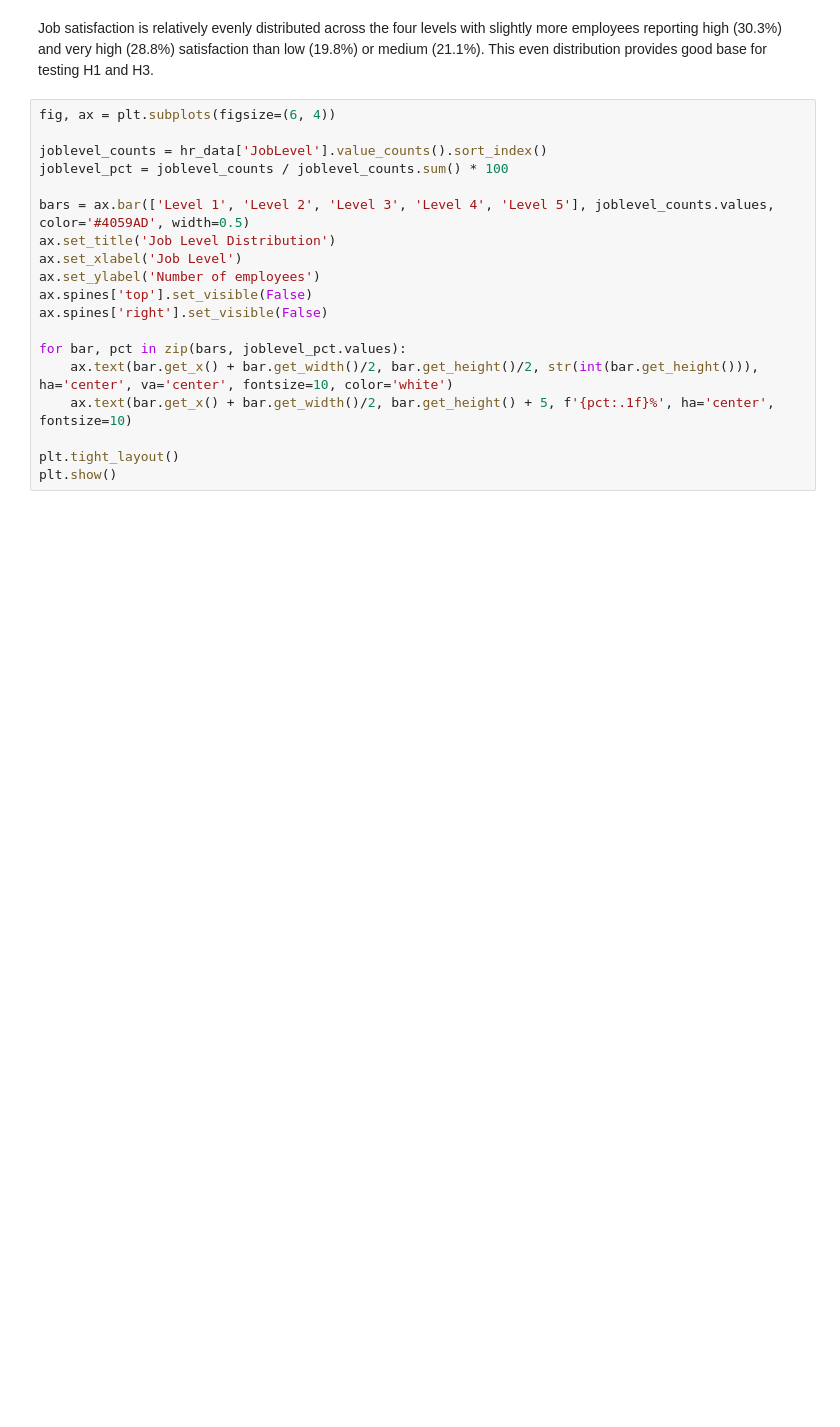
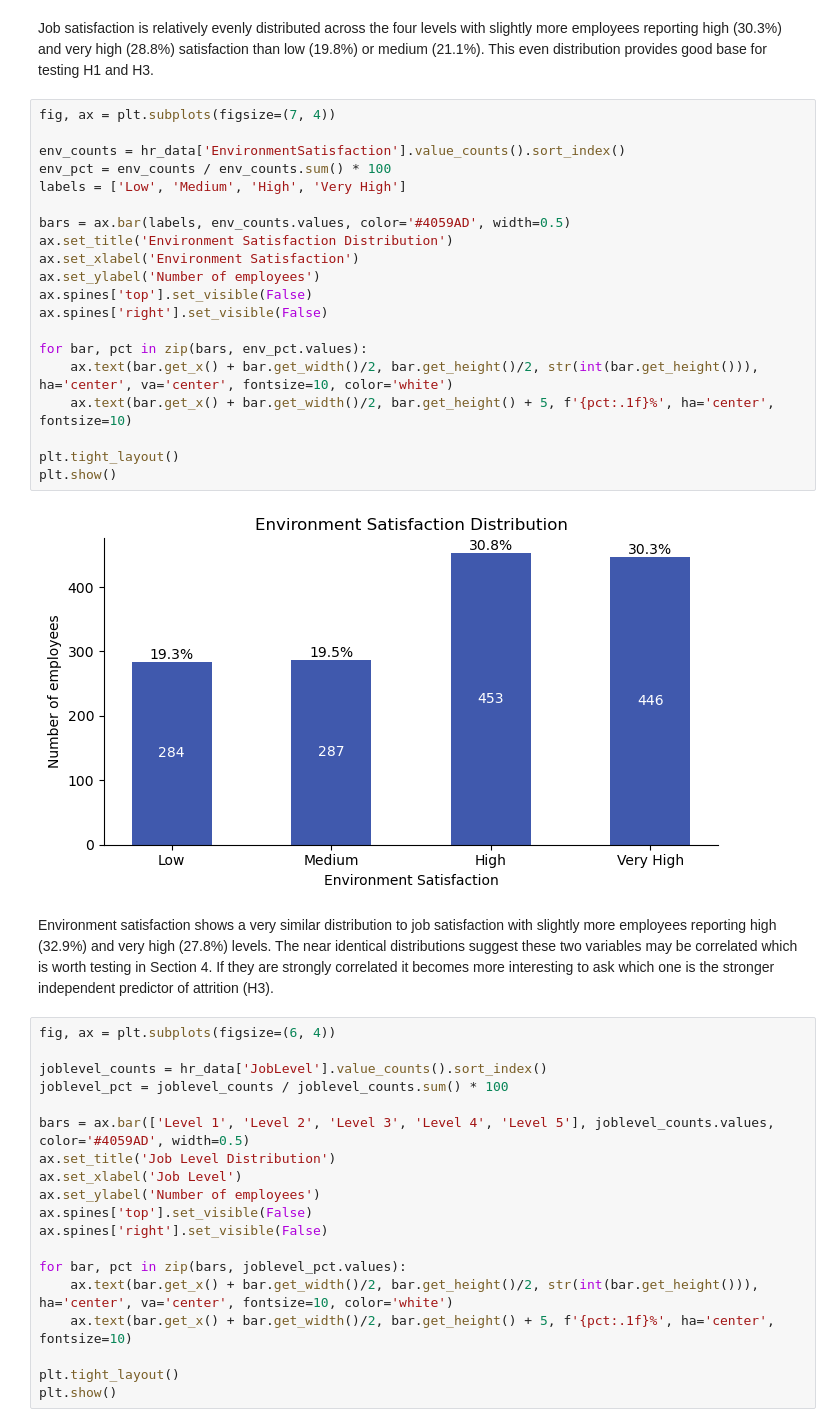
Before and after one commit to amanova1/why-employees-leave, a Jupyter notebook: why_employees_leave.ipynb, the cells around one changed output. Cells and saved outputs as stored; diff of their text form; blank space fills up the shorter version.

```diff
--- a/why_employees_leave.ipynb
+++ b/why_employees_leave.ipynb
@@ -515,6 +517,31 @@ plt.show()
 [figure]
 # %% [markdown]
 Job satisfaction is relatively evenly distributed across the four levels with slightly more employees reporting high (30.3%) and very high (28.8%) satisfaction than low (19.8%) or medium (21.1%). This even distribution provides good base for testing H1 and H3.
+# %%
+fig, ax = plt.subplots(figsize=(7, 4))
+
+env_counts = hr_data['EnvironmentSatisfaction'].value_counts().sort_index()
+env_pct = env_counts / env_counts.sum() * 100
+labels = ['Low', 'Medium', 'High', 'Very High']
+
+bars = ax.bar(labels, env_counts.values, color='#4059AD', width=0.5)
+ax.set_title('Environment Satisfaction Distribution')
+ax.set_xlabel('Environment Satisfaction')
+ax.set_ylabel('Number of employees')
+ax.spines['top'].set_visible(False)
+ax.spines['right'].set_visible(False)
+
+for bar, pct in zip(bars, env_pct.values):
+    ax.text(bar.get_x() + bar.get_width()/2, bar.get_height()/2, str(int(bar.get_height())), ha='center', va='center', fontsize=10, color='white')
+    ax.text(bar.get_x() + bar.get_width()/2, bar.get_height() + 5, f'{pct:.1f}%', ha='center', fontsize=10)
+
+plt.tight_layout()
+plt.show()
+# %% [output]
+[figure, added]
+# %% [markdown]
+Environment satisfaction shows a very similar distribution to job satisfaction with slightly more employees reporting high (32.9%) and very high (27.8%) levels. The near identical distributions suggest these two variables may be correlated which is worth testing in Section 4. If they are strongly correlated it becomes
+more interesting to ask which one is the stronger independent predictor of attrition (H3).
 # %%
 fig, ax = plt.subplots(figsize=(6, 4))
 
```
Also changed, not shown: parts of 12 cells of this notebook.
